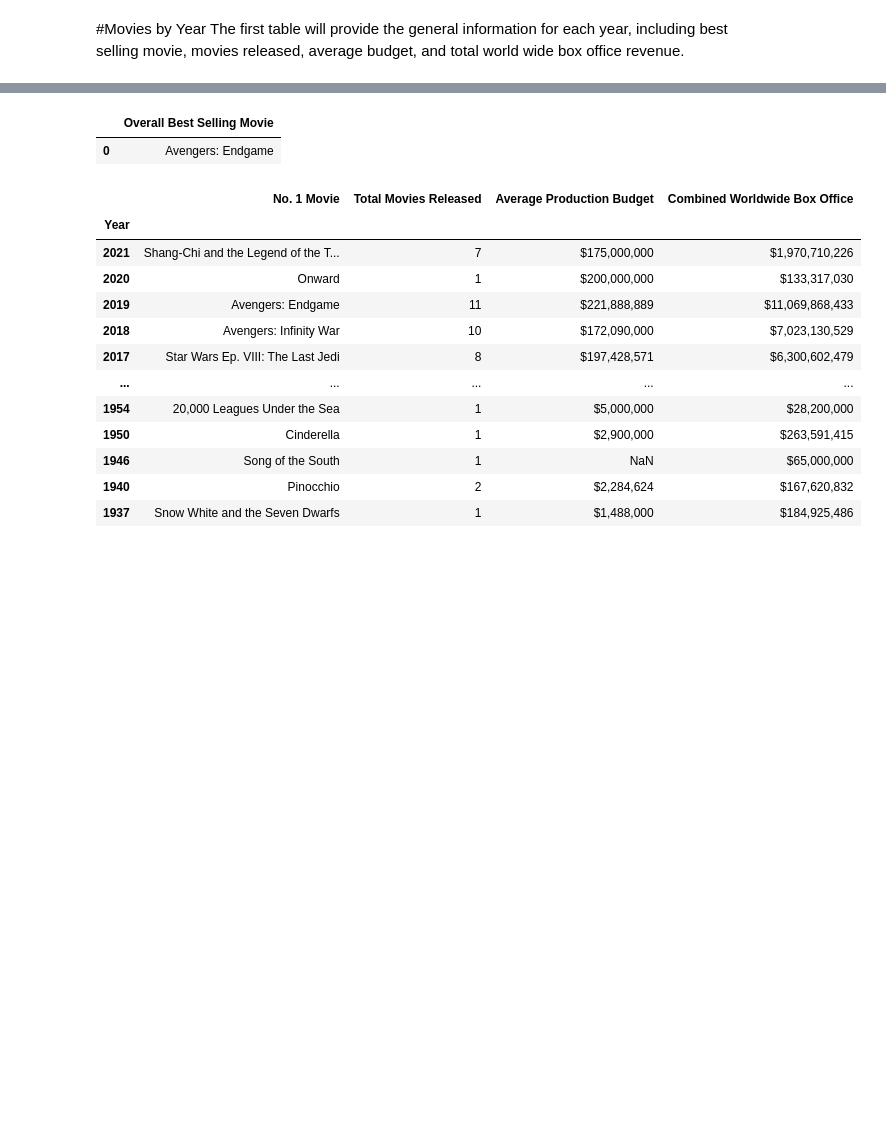
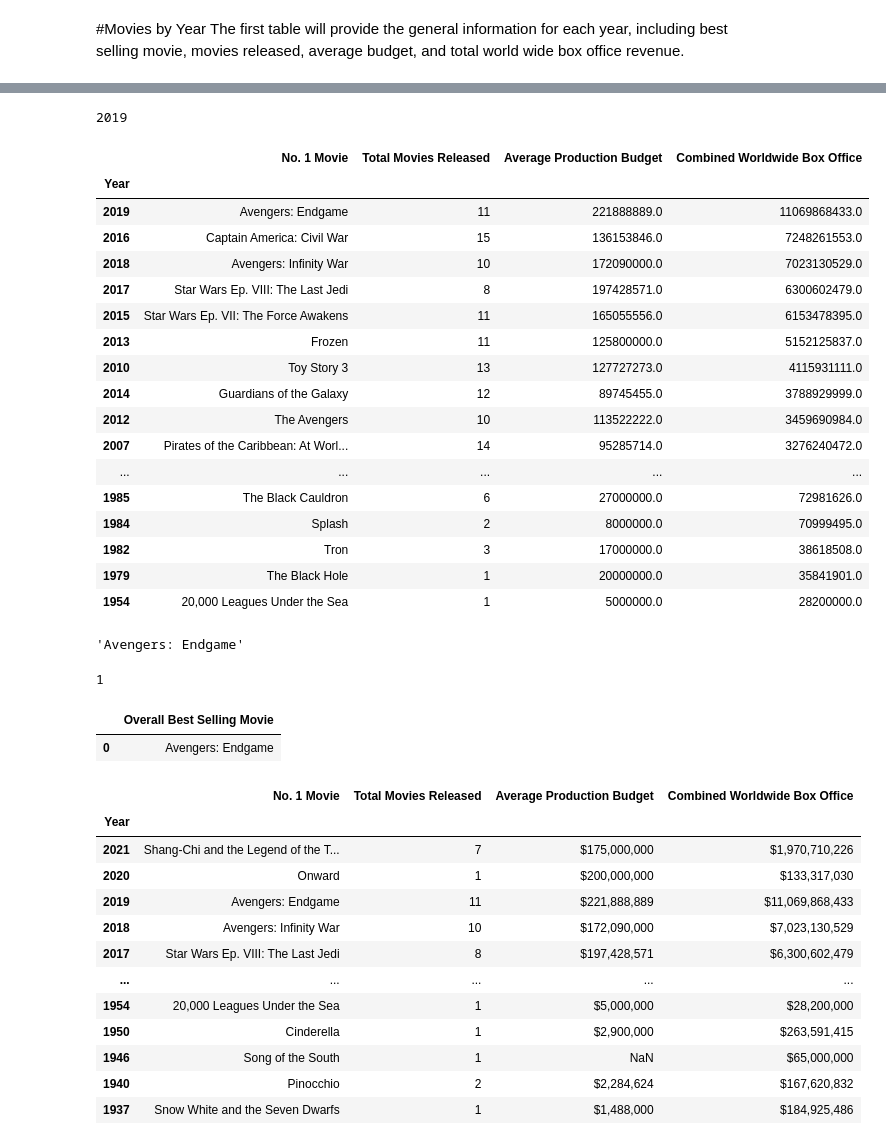
Before and after one commit to ravjolt/Disney-Challenge, a Jupyter notebook: RT_Disney_Webscrape_1.ipynb, the cells around one changed output, grey strips where cells are left out. Drawn from its saved outputs; the diff is of its cells as text; code cells hidden in the pictures; blank space fills up the shorter version.

```diff
--- a/RT_Disney_Webscrape_1.ipynb
+++ b/RT_Disney_Webscrape_1.ipynb
@@ -178,0 +241,4 @@ disney_data.to_sql('disney_movie_performance', con=engine, if_exists="append")
+# %%
+pd.set_option('display.float_format', lambda x: '%.1f' % x)
+# %%
+disney_data.index = disney_data.index.astype(int)
@@ -179,13 +262,47 @@ disney_data.to_sql('disney_movie_performance', con=engine, if_exists="append")
+# %%
+max_value
+# %% [output]
+2019
+# %%
+best_seller = disney_data.sort_values(by='Combined Worldwide Box Office', ascending=False)
+best_seller
+# %% [output]
+|  | No. 1 Movie | Total Movies Released | Average Production Budget | Combined Worldwide Box Office |
+| Year |  |  |  |  |
+| 2019 | Avengers: Endgame | 11 | 221888889.0 | 11069868433.0 |
+| 2016 | Captain America: Civil War | 15 | 136153846.0 | 7248261553.0 |
+| 2018 | Avengers: Infinity War | 10 | 172090000.0 | 7023130529.0 |
+| 2017 | Star Wars Ep. VIII: The Last Jedi | 8 | 197428571.0 | 6300602479.0 |
+| 2015 | Star Wars Ep. VII: The Force Awakens | 11 | 165055556.0 | 6153478395.0 |
+| 2013 | Frozen | 11 | 125800000.0 | 5152125837.0 |
+| 2010 | Toy Story 3 | 13 | 127727273.0 | 4115931111.0 |
+| 2014 | Guardians of the Galaxy | 12 | 89745455.0 | 3788929999.0 |
+| 2012 | The Avengers | 10 | 113522222.0 | 3459690984.0 |
+| 2007 | Pirates of the Caribbean: At Worl... | 14 | 95285714.0 | 3276240472.0 |
+| ... | ... | ... | ... | ... |
+| 1985 | The Black Cauldron | 6 | 27000000.0 | 72981626.0 |
+| 1984 | Splash | 2 | 8000000.0 | 70999495.0 |
+| 1982 | Tron | 3 | 17000000.0 | 38618508.0 |
+| 1979 | The Black Hole | 1 | 20000000.0 | 35841901.0 |
+| 1954 | 20,000 Leagues Under the Sea | 1 | 5000000.0 | 28200000.0 |
+# %%
+best_movie = best_seller.iloc[0,0]
+best_movie
+# %% [output]
+'Avengers: Endgame'
 # %%
-best_seller = disney_data.loc["Total", "No. 1 Movie"]
-best_dict = {'Overall Best Selling Movie': best_seller}
+best_dict = {'Overall Best Selling Movie': best_movie}
 best_seller_df = pd.DataFrame(best_dict, index = [0])
 
 best_seller_df
 best_seller_df.to_sql('best_seller', con=engine, if_exists="append")
 # %% [output]
-|  | Overall Best Selling Movie |
-| 0 | Avengers: Endgame |
+1
+# %%
+best_seller_df
+# %% [output]
+|  | Overall Best Selling Movie |
+| 0 | Avengers: Endgame |
 # %%
 disney_data= disney_data.drop(['Total'])
 disney_data
```
Also changed, not shown: parts of 25 cells of this notebook.
